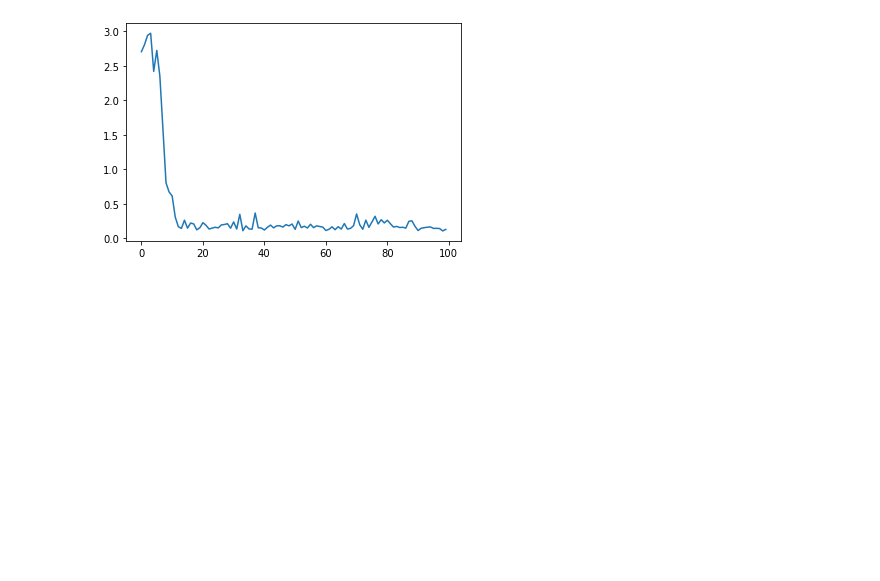
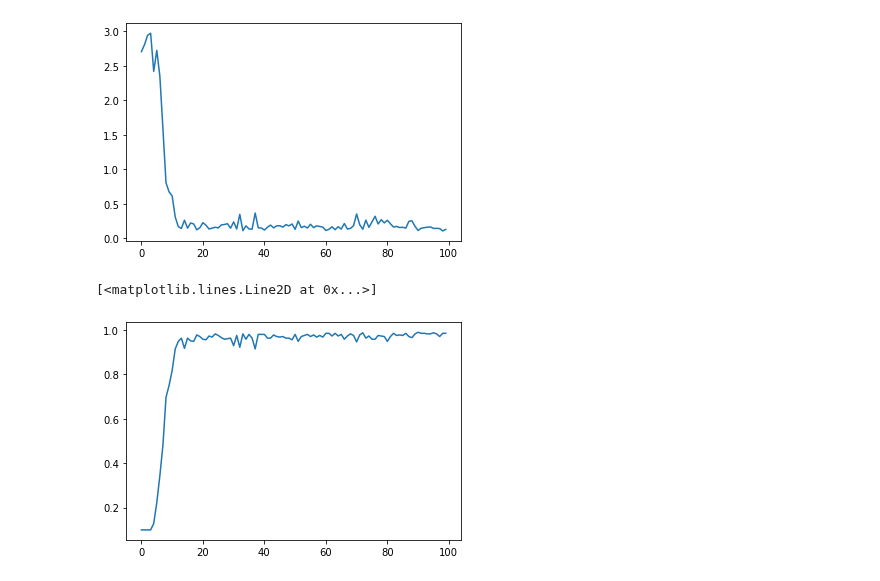
Before and after one commit to rissuuuu/DataScience, a Jupyter notebook: Working with realtime Datasets/sign/Untitled.ipynb, the cells around one changed output. Saved outputs shown, nothing was run; the diff lists cells and outputs as text; code cells hidden in the pictures; blank space fills up the shorter version.

```diff
--- a/Working with realtime Datasets/sign/Untitled.ipynb
+++ b/Working with realtime Datasets/sign/Untitled.ipynb
@@ -175,3 +175,8 @@ pl.plot(history.history['val_loss'])
 # %% [output]
 [<matplotlib.lines.Line2D at 0x...>]
 [figure]
+# %%
+pl.plot(history.history['val_accuracy'])
+# %% [output]
+[<matplotlib.lines.Line2D at 0x...>]
+[figure, added]
```
